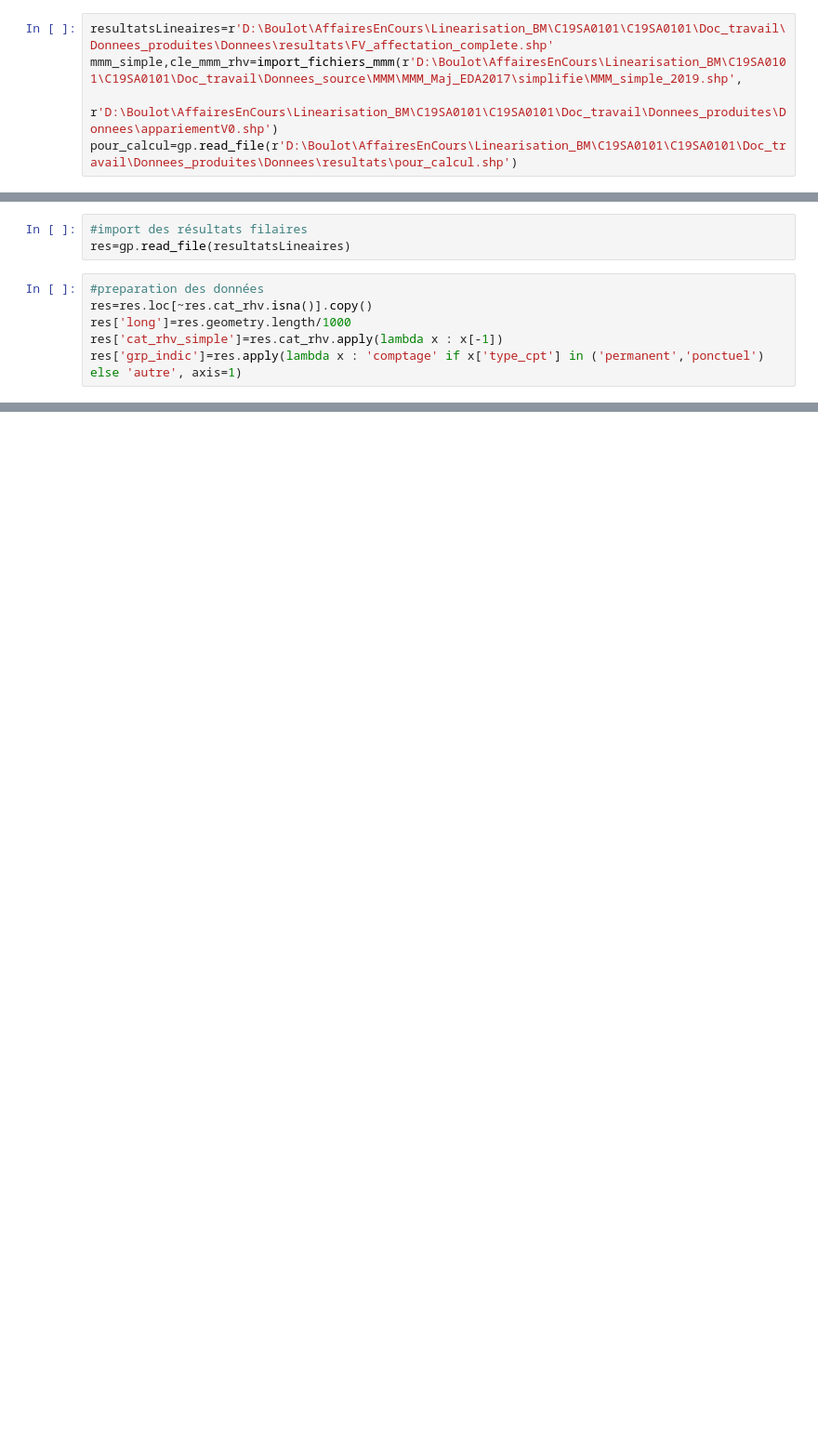
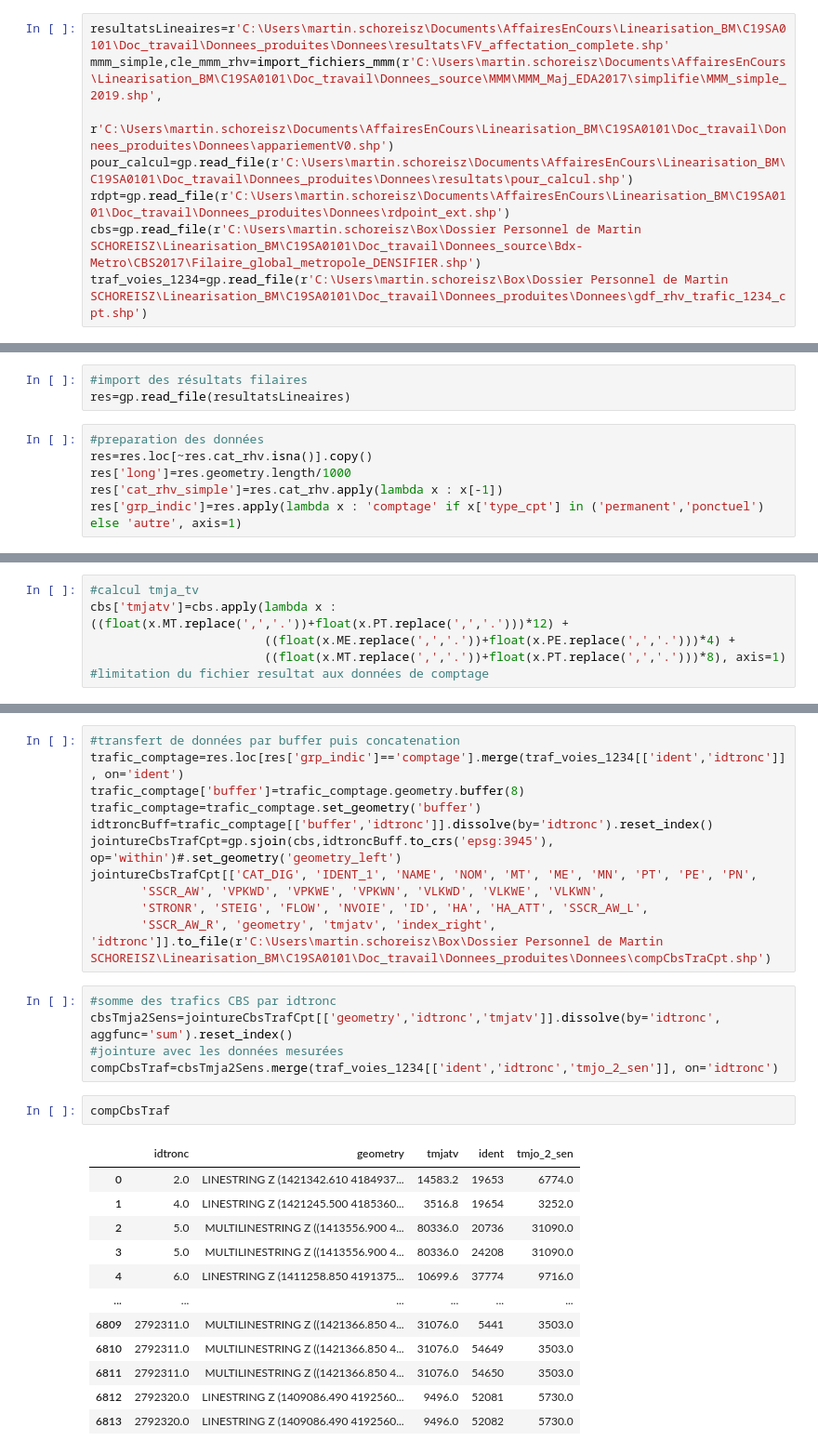
Before and after one commit to nantodevison/Lin_uniq_BdxM, a Jupyter notebook: Lin_uniq_BdxM/Traitements/Analyses.ipynb, the cells around one changed output, grey strips where cells are left out. Shown at 93% size. Cells and saved outputs as stored; diff of their text form; blank space fills up the shorter version.

Commit message:
poursuite comparaison donnees sources

```diff
--- a/Lin_uniq_BdxM/Traitements/Analyses.ipynb
+++ b/Lin_uniq_BdxM/Traitements/Analyses.ipynb
@@ -15,6 +17,9 @@ import random
 # %%
-resultatsLineaires=r'D:\Boulot\AffairesEnCours\Linearisation_BM\C19SA0101\C19SA0101\Doc_travail\Donnees_produites\Donnees\resultats\FV_affectation_complete.shp'
-mmm_simple,cle_mmm_rhv=import_fichiers_mmm(r'D:\Boulot\AffairesEnCours\Linearisation_BM\C19SA0101\C19SA0101\Doc_travail\Donnees_source\MMM\MMM_Maj_EDA2017\simplifie\MMM_simple_2019.shp',
-                                            r'D:\Boulot\AffairesEnCours\Linearisation_BM\C19SA0101\C19SA0101\Doc_travail\Donnees_produites\Donnees\appariementV0.shp')
-pour_calcul=gp.read_file(r'D:\Boulot\AffairesEnCours\Linearisation_BM\C19SA0101\C19SA0101\Doc_travail\Donnees_produites\Donnees\resultats\pour_calcul.shp')
+resultatsLineaires=r'C:\Users\martin.schoreisz\Documents\AffairesEnCours\Linearisation_BM\C19SA0101\Doc_travail\Donnees_produites\Donnees\resultats\FV_affectation_complete.shp'
+mmm_simple,cle_mmm_rhv=import_fichiers_mmm(r'C:\Users\martin.schoreisz\Documents\AffairesEnCours\Linearisation_BM\C19SA0101\Doc_travail\Donnees_source\MMM\MMM_Maj_EDA2017\simplifie\MMM_simple_2019.shp',
+                                            r'C:\Users\martin.schoreisz\Documents\AffairesEnCours\Linearisation_BM\C19SA0101\Doc_travail\Donnees_produites\Donnees\appariementV0.shp')
+pour_calcul=gp.read_file(r'C:\Users\martin.schoreisz\Documents\AffairesEnCours\Linearisation_BM\C19SA0101\Doc_travail\Donnees_produites\Donnees\resultats\pour_calcul.shp')
+rdpt=gp.read_file(r'C:\Users\martin.schoreisz\Documents\AffairesEnCours\Linearisation_BM\C19SA0101\Doc_travail\Donnees_produites\Donnees\rdpoint_ext.shp')
+cbs=gp.read_file(r'C:\Users\martin.schoreisz\Box\Dossier Personnel de Martin SCHOREISZ\Linearisation_BM\C19SA0101\Doc_travail\Donnees_source\Bdx-Metro\CBS2017\Filaire_global_metropole_DENSIFIER.shp')
+traf_voies_1234=gp.read_file(r'C:\Users\martin.schoreisz\Box\Dossier Personnel de Martin SCHOREISZ\Linearisation_BM\C19SA0101\Doc_travail\Donnees_produites\Donnees\gdf_rhv_trafic_1234_cpt.shp')
 # %% [markdown]
@@ -93,0 +101,6 @@ chartExampleVariation
+# %%
+#calcul tmja_tv
+cbs['tmjatv']=cbs.apply(lambda x : ((float(x.MT.replace(',','.'))+float(x.PT.replace(',','.')))*12) +
+                        ((float(x.ME.replace(',','.'))+float(x.PE.replace(',','.')))*4) +
+                        ((float(x.MT.replace(',','.'))+float(x.PT.replace(',','.')))*8), axis=1)
+#limitation du fichier resultat aux données de comptage
@@ -93,0 +110,31 @@ chartExampleVariation
+# %%
+#transfert de données par buffer puis concatenation
+trafic_comptage=res.loc[res['grp_indic']=='comptage'].merge(traf_voies_1234[['ident','idtronc']], on='ident')
+trafic_comptage['buffer']=trafic_comptage.geometry.buffer(8)
+trafic_comptage=trafic_comptage.set_geometry('buffer')
+idtroncBuff=trafic_comptage[['buffer','idtronc']].dissolve(by='idtronc').reset_index()
+jointureCbsTrafCpt=gp.sjoin(cbs,idtroncBuff.to_crs('epsg:3945'), op='within')#.set_geometry('geometry_left')
+jointureCbsTrafCpt[['CAT_DIG', 'IDENT_1', 'NAME', 'NOM', 'MT', 'ME', 'MN', 'PT', 'PE', 'PN',
+       'SSCR_AW', 'VPKWD', 'VPKWE', 'VPKWN', 'VLKWD', 'VLKWE', 'VLKWN',
+       'STRONR', 'STEIG', 'FLOW', 'NVOIE', 'ID', 'HA', 'HA_ATT', 'SSCR_AW_L',
+       'SSCR_AW_R', 'geometry', 'tmjatv', 'index_right', 'idtronc']].to_file(r'C:\Users\martin.schoreisz\Box\Dossier Personnel de Martin SCHOREISZ\Linearisation_BM\C19SA0101\Doc_travail\Donnees_produites\Donnees\compCbsTraCpt.shp')
+# %%
+#somme des trafics CBS par idtronc
+cbsTmja2Sens=jointureCbsTrafCpt[['geometry','idtronc','tmjatv']].dissolve(by='idtronc', aggfunc='sum').reset_index()
+#jointure avec les données mesurées
+compCbsTraf=cbsTmja2Sens.merge(traf_voies_1234[['ident','idtronc','tmjo_2_sen']], on='idtronc')
+# %%
+compCbsTraf
+# %% [output]
+|  | idtronc | geometry | tmjatv | ident | tmjo_2_sen |
+| 0 | 2.0 | LINESTRING Z (1421342.610 4184937... | 14583.2 | 19653 | 6774.0 |
+| 1 | 4.0 | LINESTRING Z (1421245.500 4185360... | 3516.8 | 19654 | 3252.0 |
+| 2 | 5.0 | MULTILINESTRING Z ((1413556.900 4... | 80336.0 | 20736 | 31090.0 |
+| 3 | 5.0 | MULTILINESTRING Z ((1413556.900 4... | 80336.0 | 24208 | 31090.0 |
+| 4 | 6.0 | LINESTRING Z (1411258.850 4191375... | 10699.6 | 37774 | 9716.0 |
+| ... | ... | ... | ... | ... | ... |
+| 6809 | 2792311.0 | MULTILINESTRING Z ((1421366.850 4... | 31076.0 | 5441 | 3503.0 |
+| 6810 | 2792311.0 | MULTILINESTRING Z ((1421366.850 4... | 31076.0 | 54649 | 3503.0 |
+| 6811 | 2792311.0 | MULTILINESTRING Z ((1421366.850 4... | 31076.0 | 54650 | 3503.0 |
+| 6812 | 2792320.0 | LINESTRING Z (1409086.490 4192560... | 9496.0 | 52081 | 5730.0 |
+| 6813 | 2792320.0 | LINESTRING Z (1409086.490 4192560... | 9496.0 | 52082 | 5730.0 |
```
Also changed, not shown: parts of 13 cells of this notebook, 2 other files.
